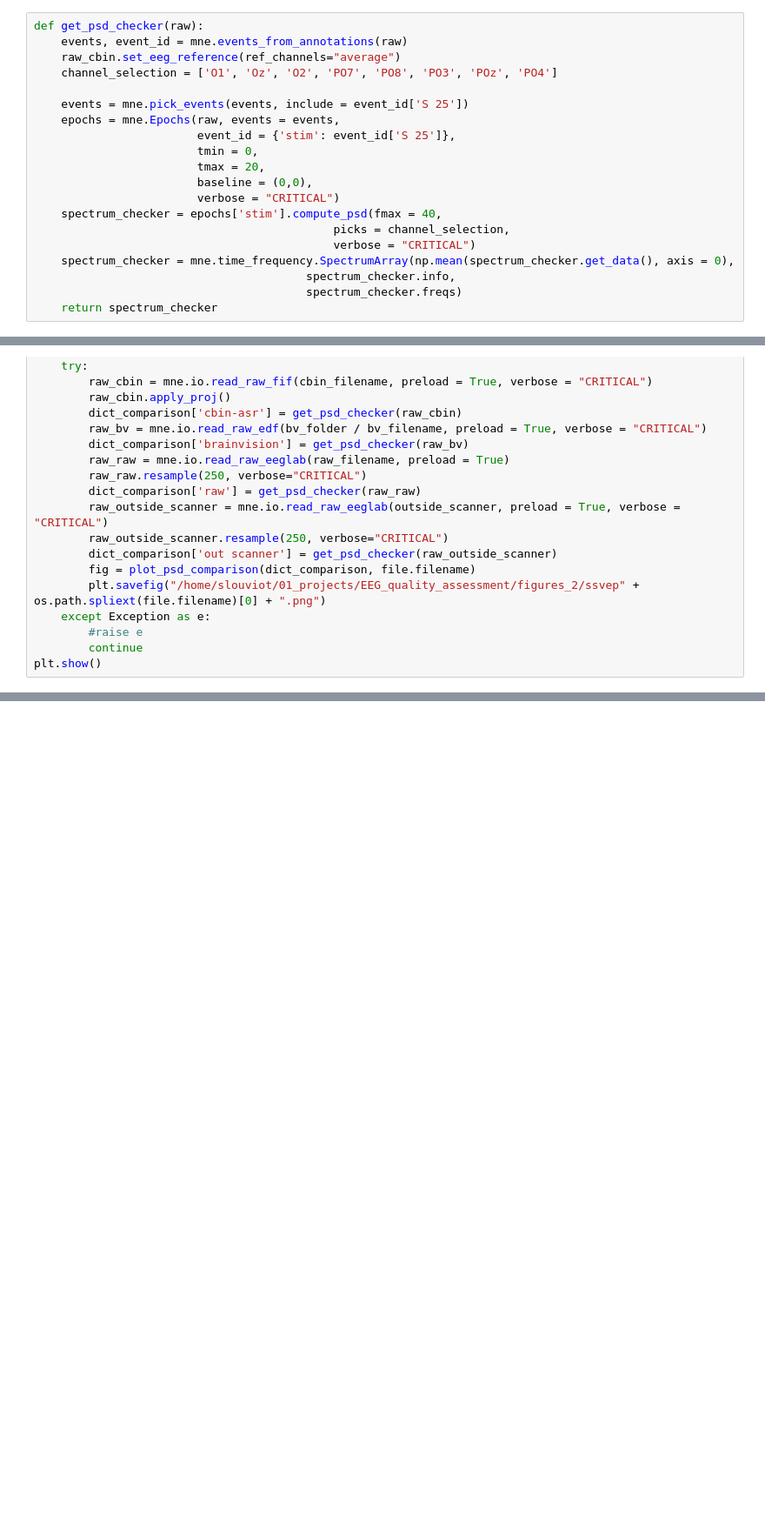
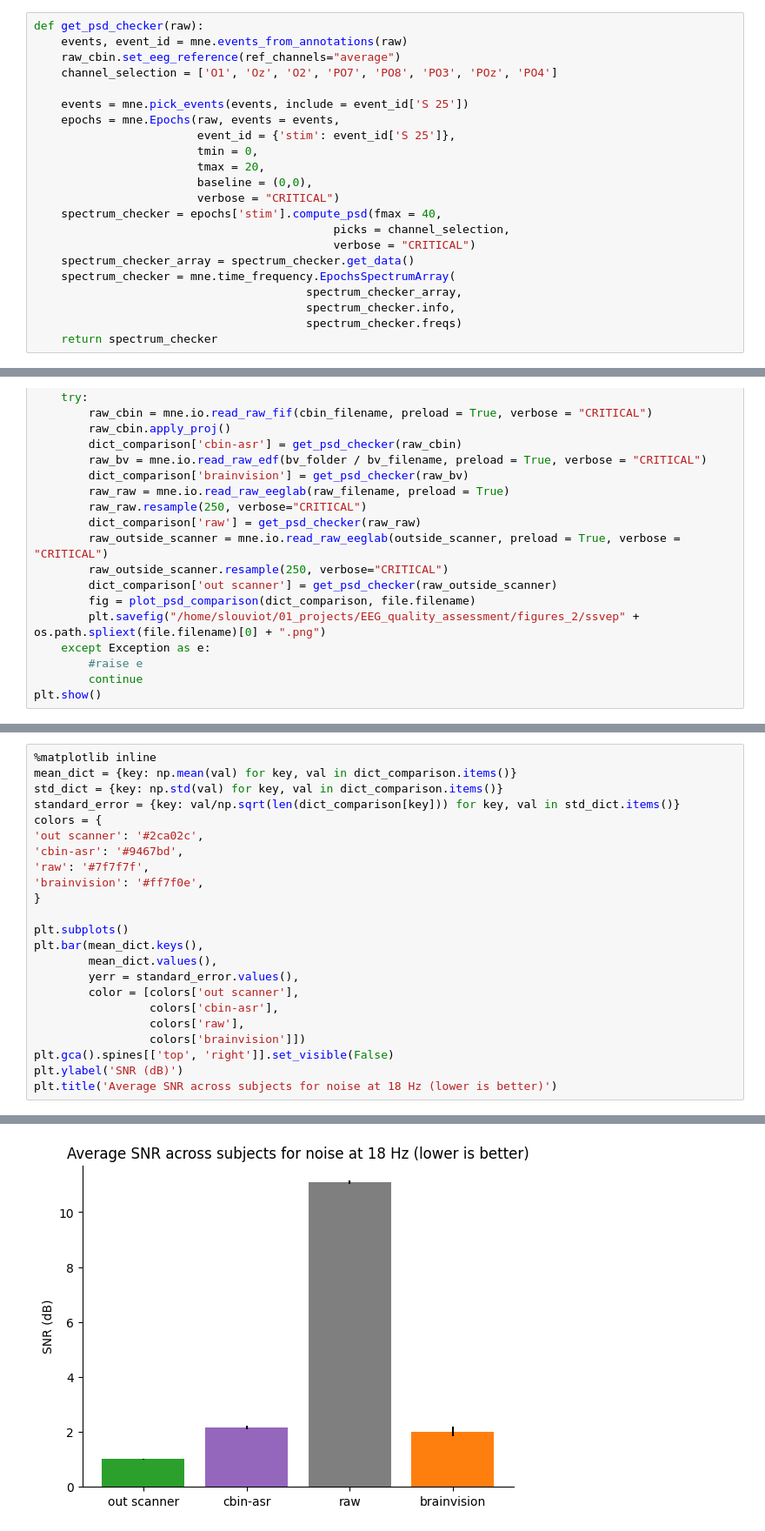
Before and after one commit to Sam54000/EEG_quality_assessment, a Jupyter notebook: src/EEG_quality_assessment/dev_ssvep.ipynb, the cells around one changed output, grey strips where cells are left out. Shown at 87% size. Drawn from its saved outputs; the diff is of its cells as text; blank space fills up the shorter version.

```diff
--- a/src/EEG_quality_assessment/dev_ssvep.ipynb
+++ b/src/EEG_quality_assessment/dev_ssvep.ipynb
@@ -131,7 +126,9 @@ def get_psd_checker(raw):
     spectrum_checker = epochs['stim'].compute_psd(fmax = 40,
                                             picks = channel_selection,
                                             verbose = "CRITICAL")
-    spectrum_checker = mne.time_frequency.SpectrumArray(np.mean(spectrum_checker.get_data(), axis = 0),
+    spectrum_checker_array = spectrum_checker.get_data()
+    spectrum_checker = mne.time_frequency.EpochsSpectrumArray(
+                                        spectrum_checker_array,
                                         spectrum_checker.info,
                                         spectrum_checker.freqs)
     return spectrum_checker
@@ -231,0 +216,24 @@ RuntimeError: Unknown instance type <class 'numpy.ndarray'> in SpectrumArray
+# %%
+%matplotlib inline
+mean_dict = {key: np.mean(val) for key, val in dict_comparison.items()}
+std_dict = {key: np.std(val) for key, val in dict_comparison.items()}
+standard_error = {key: val/np.sqrt(len(dict_comparison[key])) for key, val in std_dict.items()}
+colors = {
+'out scanner': '#2ca02c',
+'cbin-asr': '#9467bd',
+'raw': '#7f7f7f',
+'brainvision': '#ff7f0e',
+}
+
+plt.subplots()
+plt.bar(mean_dict.keys(),
+        mean_dict.values(),
+        yerr = standard_error.values(),
+        color = [colors['out scanner'],
+                 colors['cbin-asr'],
+                 colors['raw'],
+                 colors['brainvision']])
+plt.gca().spines[['top', 'right']].set_visible(False)
+plt.ylabel('SNR (dB)')
+plt.title('Average SNR across subjects for noise at 18 Hz (lower is better)')
+# %% [output]
@@ -231,0 +241 @@ RuntimeError: Unknown instance type <class 'numpy.ndarray'> in SpectrumArray
+[figure, added]
```
Also changed, not shown: parts of 15 cells of this notebook, 6 other files.
